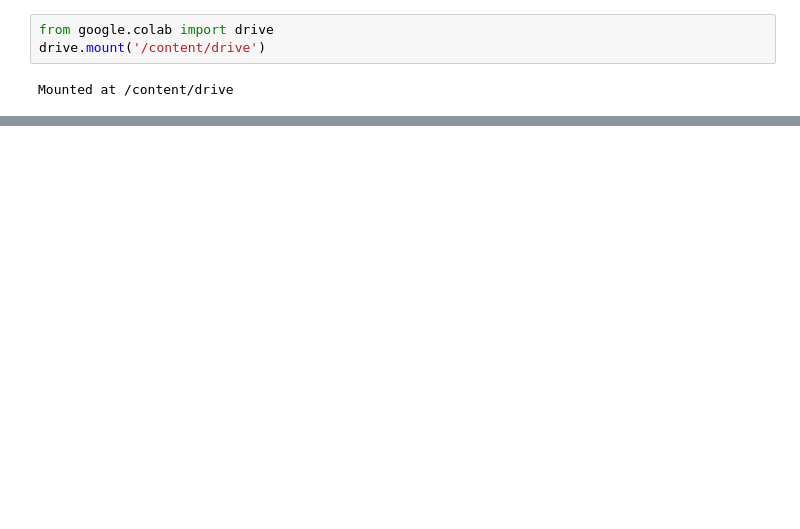
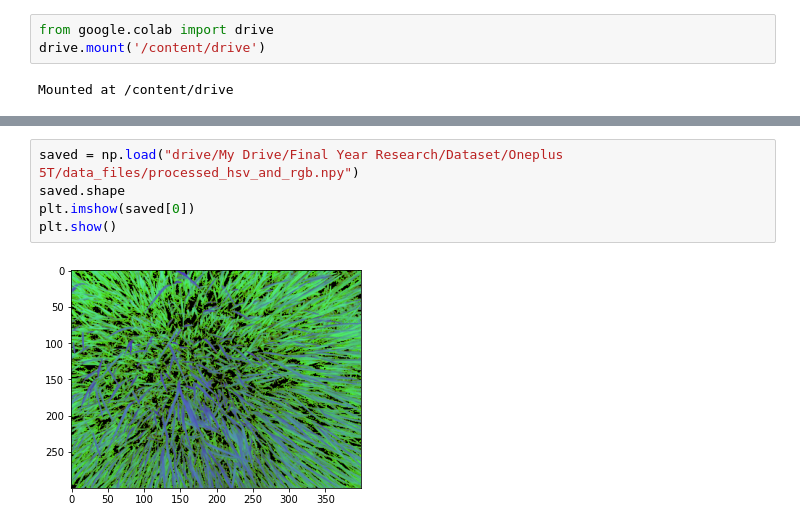
Before and after one commit to shayanmalinda/Effective-identification-of-Nitrogen-Fertilizer-demand-for-Paddy-Cultivation-using-UAVs, a Jupyter notebook: Models/(Rusiri)preprocessing_hsv.ipynb, the cells around one changed output, grey strips where cells are left out. Drawn from its saved outputs; the diff is of its cells as text; blank space fills up the shorter version.

```diff
--- a/Models/(Rusiri)preprocessing_hsv.ipynb
+++ b/Models/(Rusiri)preprocessing_hsv.ipynb
@@ -33,0 +38,7 @@ cv2_imshow(image2)
+# %%
+saved = np.load("drive/My Drive/Final Year Research/Dataset/Oneplus 5T/data_files/processed_hsv_and_rgb.npy")
+saved.shape
+plt.imshow(saved[0])
+plt.show()
+# %% [output]
+[figure, added]
```
Also changed, not shown: parts of 1 cell of this notebook.
